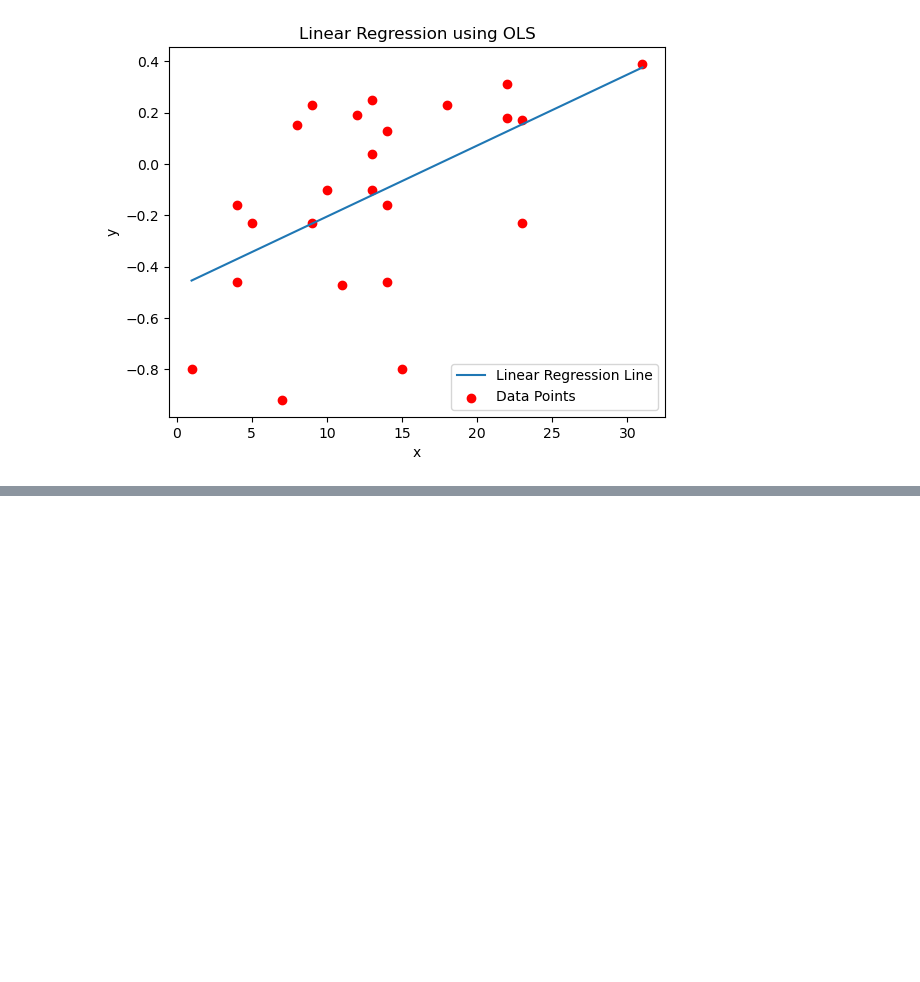
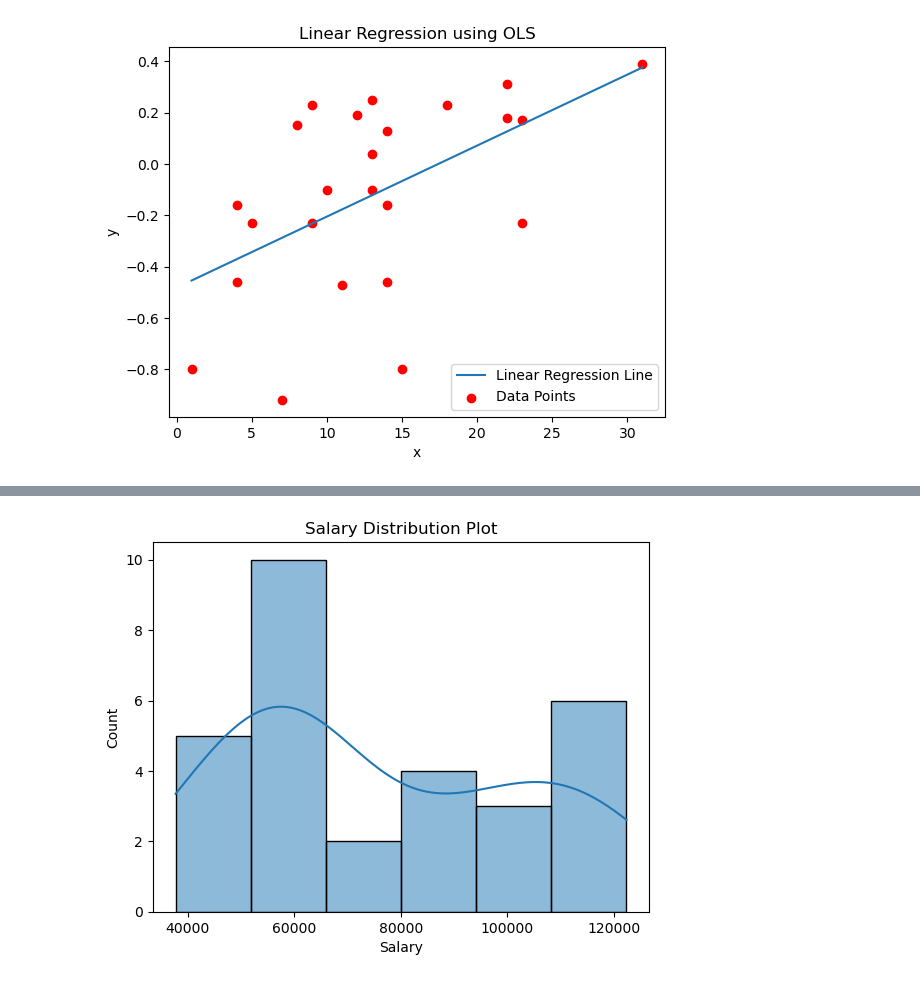
Before and after one commit to Joboa/dl-sciml, a Jupyter notebook: ml_algos/lin_reg.ipynb, the cells around one changed output, grey strips where cells are left out. Cells and saved outputs as stored; diff of their text form; code cells hidden in the pictures; blank space fills up the shorter version.

```diff
--- a/ml_algos/lin_reg.ipynb
+++ b/ml_algos/lin_reg.ipynb
@@ -188,0 +219,3 @@ plt.show()
+# %%
+salary_data = pd.read_csv("data/salary_data.csv")
+salary_data.head()
@@ -188,0 +241,6 @@ plt.show()
+# %%
+plt.title("Salary Distribution Plot")
+sns.histplot(salary_data["Salary"], kde=True)
+plt.show()
+# %% [output]
+[figure, added]
```
Also changed, not shown: parts of 14 cells of this notebook, 2 other files.
